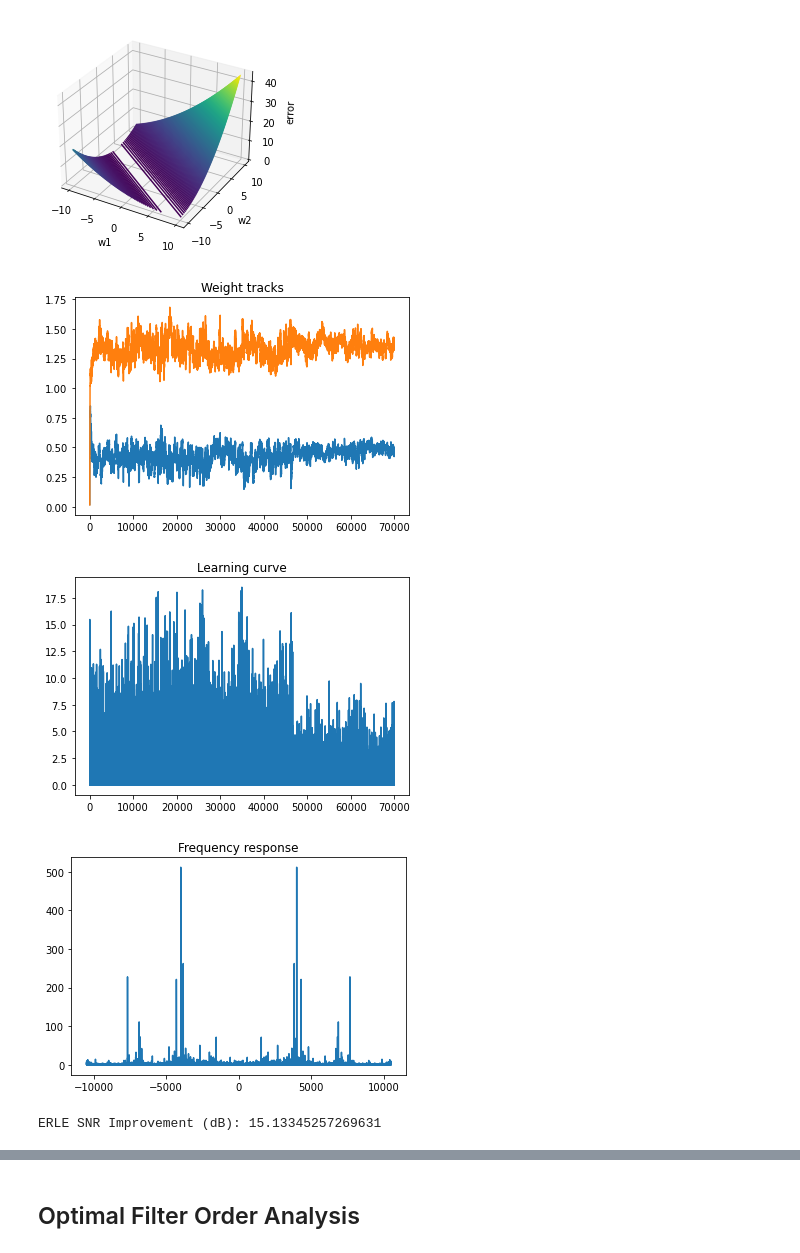
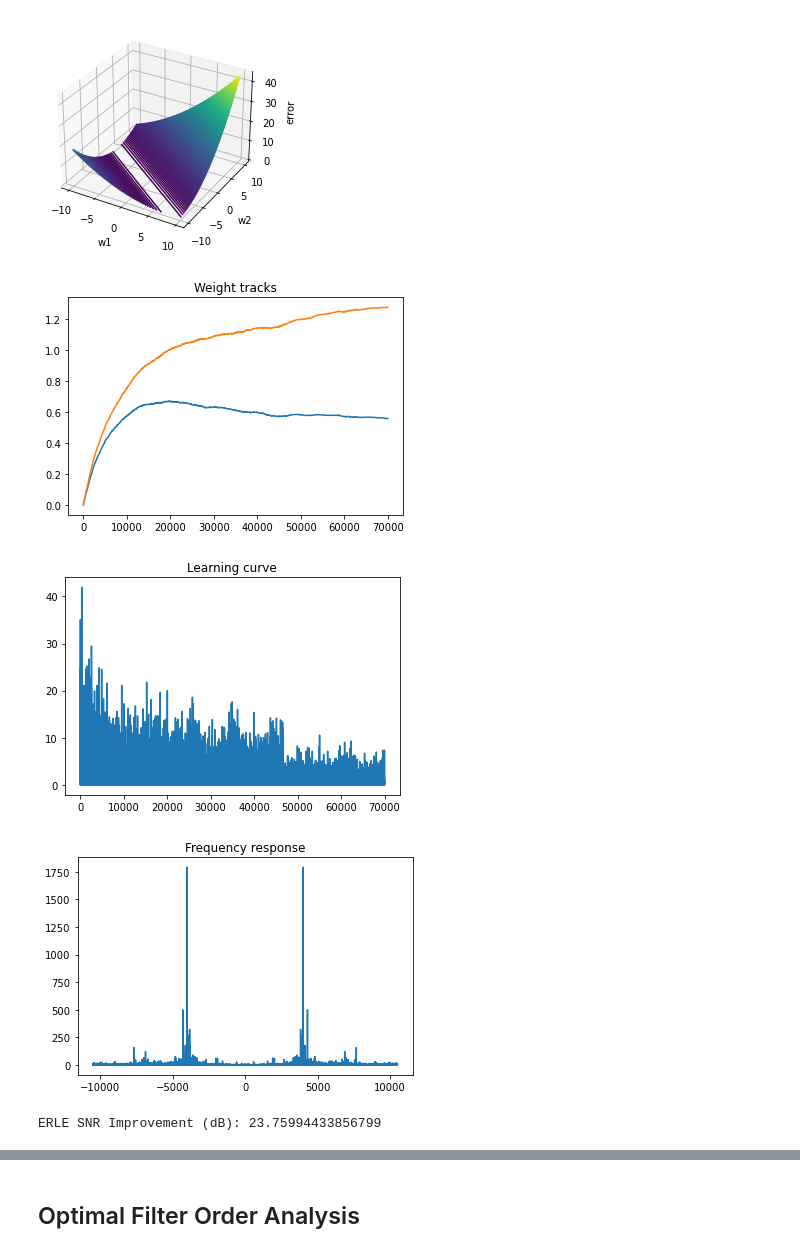
Before and after one commit to jcornell616/ML-for-time-series, a Jupyter notebook: Project1/Project1.ipynb, the cells around one changed output, grey strips where cells are left out. Saved outputs shown, nothing was run; the diff lists cells and outputs as text; code cells hidden in the pictures.

```diff
--- a/Project1/Project1.ipynb
+++ b/Project1/Project1.ipynb
@@ -47,6 +47,9 @@ def APA2(x, d, K, L, mu, eps) :
     epochs = np.size(x) - L - K
     # initialize weights
     w = np.zeros(K)
+    y = np.zeros(epochs)
+    w_traces = np.zeros([epochs,K])
+    J = np.zeros(epochs)
     # iterate through data stream
     for i in range(epochs) :
         # construct input matrix
@@ -57,7 +60,11 @@ def APA2(x, d, K, L, mu, eps) :
         D = d[(i+K):(i+K+L)]
         # update weights
         w = w + mu*X@np.linalg.inv(X.T@X + eps*np.identity(L))@(D - X.T@w)
-    return w
+        # update traces, learning curve, and output
+        w_traces[i,:] = w
+        y[i] = d[i+K+L-1] - w.T@x[(i+L-1):(i+L+K-1)]
+        J[i] = y[i]**2
+    return w, w_traces, J, y
 
 # Affine projection using gradient descent and regularized solution
 def APA3(x, d, K, L, mu, lam) :
@@ -65,6 +72,9 @@ def APA3(x, d, K, L, mu, lam) :
     epochs = np.size(x) - L - K
     # initialize weights
     w = np.zeros(K)
+    y = np.zeros(epochs)
+    w_traces = np.zeros([epochs,K])
+    J = np.zeros(epochs)
     # iterate through data stream
     for i in range(epochs) :
         # construct input matrix
@@ -75,7 +85,11 @@ def APA3(x, d, K, L, mu, lam) :
         D = d[(i+K):(i+K+L)]
         # update weights
         w = (1 - mu*lam)*w + mu*X@(D - X.T@w)
-    return w
+        # update traces, learning curve, and output
+        w_traces[i,:] = w
+        y[i] = d[i+K+L-1] - w.T@x[(i+L-1):(i+L+K-1)]
+        J[i] = y[i]**2
+    return w, w_traces, J, y
 
 # Affine projection using newton's method and regularized solution
 def APA4(x, d, K, L, mu, lam) :
@@ -83,6 +97,8 @@ def APA4(x, d, K, L, mu, lam) :
     epochs = np.size(x) - L - K
     # initialize weights
     w = np.zeros(K)
+    y = np.zeros(epochs)
+    w_traces = np.zeros([epochs,K])
     J = np.zeros(epochs)
     # iterate through data stream
     for i in range(epochs) :
@@ -94,9 +110,11 @@ def APA4(x, d, K, L, mu, lam) :
         D = d[(i+K):(i+K+L)]
         # update weights
         w =(1 - mu)*w + mu*X@np.linalg.inv(X.T@X + lam*np.identity(L))@D
-        # update learning curve
-        J[i] = (X[:,0]@w)**2
-    return w, J
+        # update traces, learning curve, and output
+        w_traces[i,:] = w
+        y[i] = d[i+K+L-1] - w.T@x[(i+L-1):(i+L+K-1)]
+        J[i] = y[i]**2
+    return w, w_traces, J, y
 # %% [markdown]
 ## Read data ##
 # %%
@@ -113,7 +131,7 @@ K = 2
 L = 10
 mu = 0.001
 size = np.size(x) - L - K
-w, w_traces, J, y = APA1(x, d, K, L, mu)
+w, w_traces, J, y = APA2(x, d, K, L, mu , 100)
 # %%
 # plot weights performace surface contour
 lag = math.floor(fs*1.5)
@@ -140,29 +158,29 @@ plt.plot(np.linspace(0, size, size), w_traces[:,1])
 plt.title("Weight tracks")
 plt.show()
 # %% [output]
-[figure, old version]
+[figure, new version]
 # %%
 # plot the learning curve
 plt.plot(np.linspace(0, size, size), J)
 plt.title("Learning curve")
 plt.show()
 # %% [output]
-[figure, old version]
+[figure, new version]
 # %%
 # estimate frequency response
-y_t = np.concatenate([np.zeros(12),y])
+y_t = np.concatenate([np.zeros(L+K),y])
 d_freq = abs(np.fft.fft(d))
 y_freq = abs(np.fft.fft(y_t))
 H = y_freq / d_freq
 plt.plot(np.linspace(-math.floor(fs/2), math.floor(fs/2), 70000), H)
 plt.title("Frequency response")
 plt.show()
 # %% [output]
-[figure, old version]
+[figure, new version]
 # %%
 # estimate SNR using ERLE
-d_2 = np.correlate(d, d, mode='full')[0]
-y_2 = np.correlate(y, y, mode='full')[0]
-print("ERLE SNR Improvement (dB):", 10*math.log10(d_2 / y_2))
+d_acf = np.correlate(d, d, mode='full')[0]
+y_acf = np.correlate(y, y, mode='full')[0]
+print("ERLE SNR Improvement (dB):", 10*math.log10(abs(d_acf / y_acf)))
 # %% [output]
-ERLE SNR Improvement (dB): 15.13345257269631
+ERLE SNR Improvement (dB): 23.75994433856799
```
Also changed, not shown: parts of 10 cells of this notebook.
